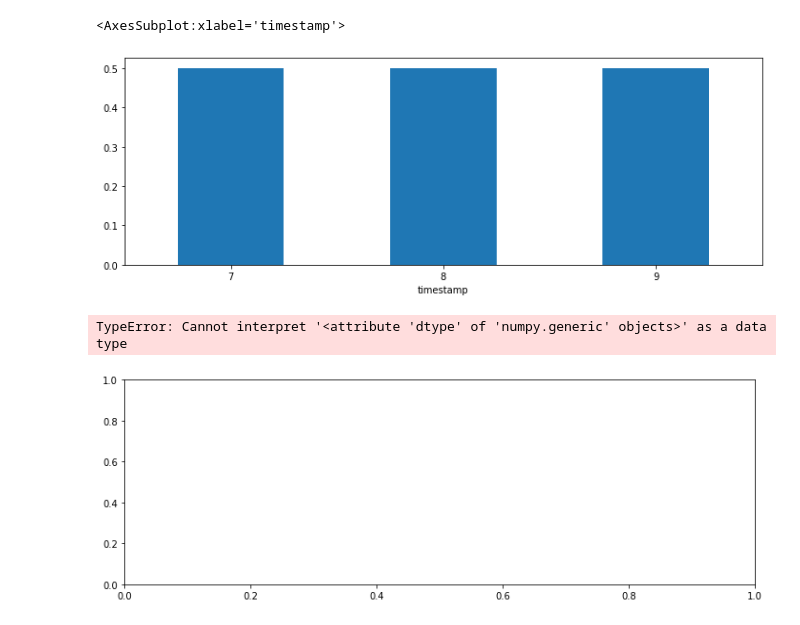
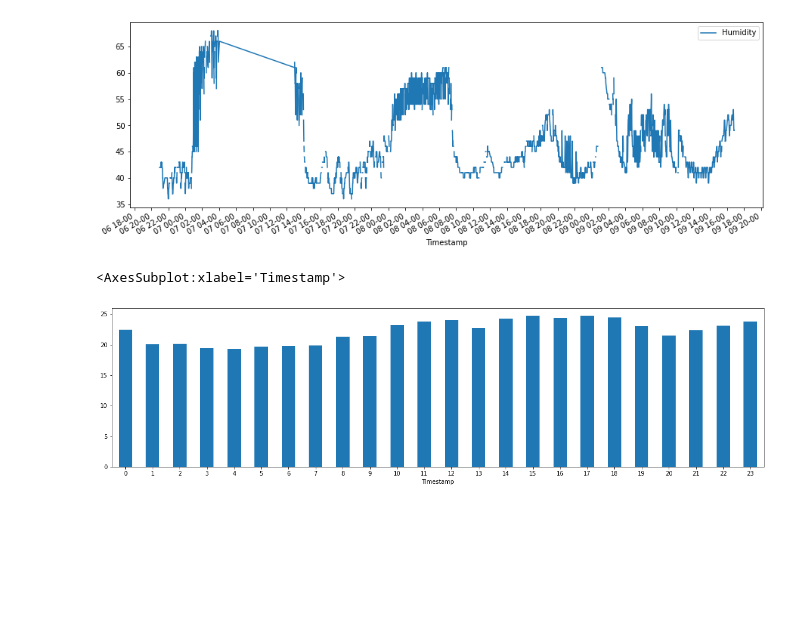
Before and after one commit to salirezav/HomeSense, a Jupyter notebook: representation.ipynb, the cells around one changed output. Saved outputs shown, nothing was run; the diff lists cells and outputs as text; code cells hidden in the pictures; blank space fills up the shorter version.

```diff
--- a/representation.ipynb
+++ b/representation.ipynb
@@ -21,15 +80,22 @@ sensor_data.plot(x="timestamp",y="motion",figsize=(50,10))
+# %%
+fig, axs = plt.subplots(1, figsize=(20, 10))
+ts.plot(x="Timestamp", y="Humidity", figsize=(15,5),ax=axs)
+
+date_form = DateFormatter("%d %H-%M")
+
+axs.xaxis.set_major_formatter(date_form)
+axs.xaxis.set_major_locator(mdates.HourLocator(interval=2))
+
+# ts.plot(x="Timestamp", y="Temperature",figsize=(15,5),color="orange")
+# plt.ylim(0,1)
+# plt.yticks([0,1])
+# plt.yscale()
+# plt.show()
+# %% [output]
+[figure, added]
 # %%
-fig, axs = plt.subplots(figsize=(12, 4))
-
-sensor_data.groupby(sensor_data["timestamp"].dt.day)["motion"].mean().plot(
-    kind='bar', rot=0, ax=axs
-)
+fig, axs = plt.subplots(figsize=(20, 5))
+ts.groupby(ts["Timestamp"].dt.hour)["Temperature"].mean().plot(kind='bar', rot=0, ax=axs)
 # %% [output]
-<AxesSubplot:xlabel='timestamp'>
+<AxesSubplot:xlabel='Timestamp'>
-[figure, old version]
+[figure, new version]
-# %%
-fig, axs = plt.subplots(figsize=(12, 4))
-sensor_data.groupby(sensor_data["timestamp"].dt.hour)["temp"].mean().plot(kind='bar', rot=0, ax=axs)
-# %% [output]
-TypeError: Cannot interpret '<attribute 'dtype' of 'numpy.generic' objects>' as a data type
-[figure, removed]
```
Also changed, not shown: parts of 9 cells of this notebook, 13 other files.
